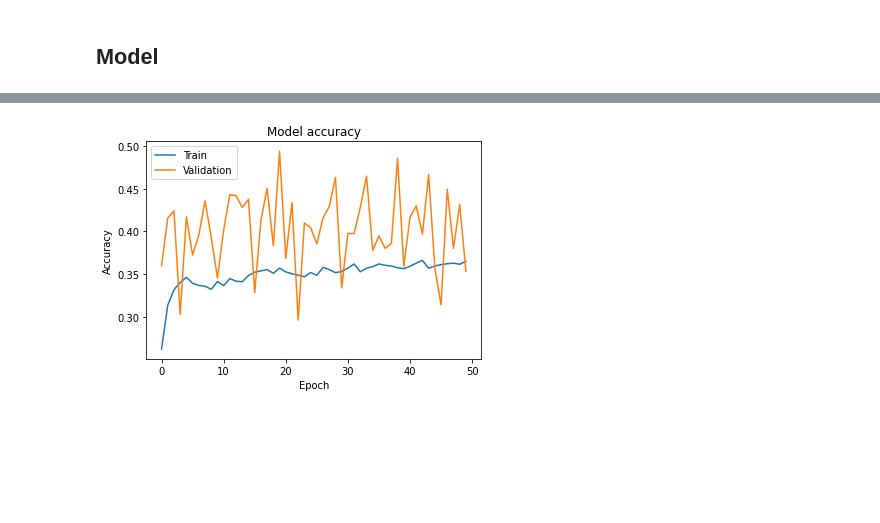
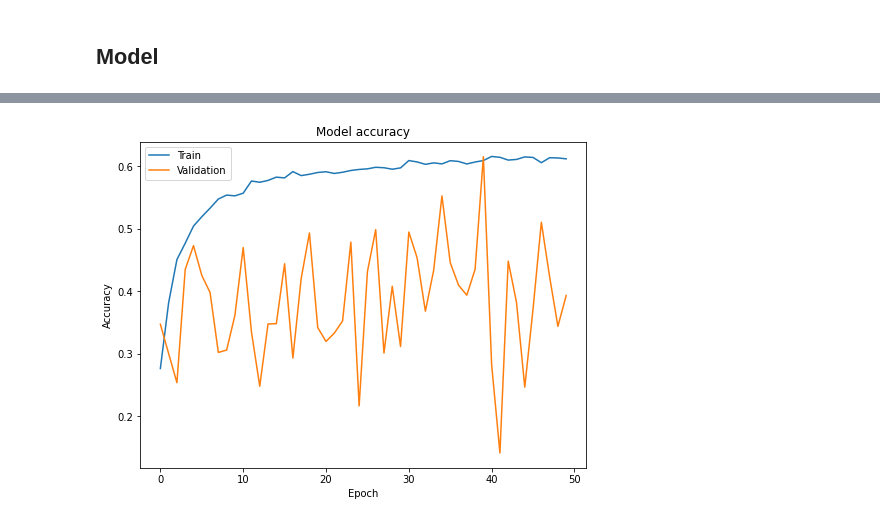
Before and after one commit to KNU-BrainAI-Capstone2021/SIB, a Jupyter notebook: model/new_model_mlp.ipynb, the cells around one changed output, grey strips where cells are left out. Saved outputs shown, nothing was run; the diff lists cells and outputs as text; code cells hidden in the pictures; blank space fills up the shorter version.

Commit message:
stratified split

```diff
--- a/model/new_model_mlp.ipynb
+++ b/model/new_model_mlp.ipynb
@@ -66,13 +80,13 @@ y_df: (41397, 5)
 # %%
-# train-test split
-train_test_ratio = 0.9
-train_num = int(len(df) * train_test_ratio)
+# stratified train-test split
+sss = StratifiedShuffleSplit(n_splits=1, test_size=0.1, random_state=0)
+train_idx, test_idx = next(sss.split(x_df, y_df))
 
-x_train = x_df[:train_num].values
-y_train = y_df[:train_num].values
+x_train = x_df.loc[train_idx].values
+y_train = y_df.loc[train_idx].values
 
-x_test  = x_df[train_num:].values
-y_test  = y_df[train_num:].values
+x_test = x_df.loc[test_idx].values
+y_test = y_df.loc[test_idx].values
 
 print('x_train:', x_train.shape)
 print('y_train:', y_train.shape)
@@ -86,7 +100,7 @@ y_test: (4140, 5)
 # %%
 # hands data preprocessor
 preprocessor = Preprocessing(gamma_smoothing=True,
-                             local_minmax=True)
+                             local_minmax=False)
 # %%
 results = []
 for x in (x_train, x_test):
@@ -141,12 +119,12 @@ def weighted_categorical_crossentropy(weights):
 model = Sequential([
     InputLayer(input_shape=(63,)),
 
-    Dense(64, kernel_initializer='he_normal'),
+    Dense(32, kernel_initializer='he_normal'),
     BatchNormalization(),
     ReLU(),
     Dropout(0.5),
 
-    Dense(32, kernel_initializer='he_normal'),
+    Dense(16, kernel_initializer='he_normal'),
     BatchNormalization(),
     ReLU(),
     Dropout(0.5),
@@ -163,7 +135,7 @@ array([10.2777931 ,  8.0174306 ,  8.11345819,  9.50676193,  1.81972257])
 # %%
-loss = weighted_categorical_crossentropy(weights)
-
-model.compile(optimizer='adam', loss=loss, metrics=['accuracy'])
+model.compile(optimizer='adam',
+              loss='categorical_crossentropy',
+              metrics=['accuracy'])
 # %%
 history = model.fit(x_train, y_train, epochs=50, validation_split=0.2)
 # %% [output]
@@ -182,13 +159,14 @@ KeyboardInterrupt:
 # %%
+plt.figure(figsize=(8, 6))
 plt.plot(history.history['accuracy'])
 plt.plot(history.history['val_accuracy'])
 plt.title('Model accuracy')
 plt.xlabel('Epoch')
 plt.ylabel('Accuracy')
 plt.legend(['Train', 'Validation'])
 plt.show()
 # %% [output]
-[figure, old version]
+[figure, new version]
 # %%
 model.evaluate(x_test, y_test, verbose=2)
 # %% [output]
```
Also changed, not shown: parts of 13 cells of this notebook, 2 other files.
